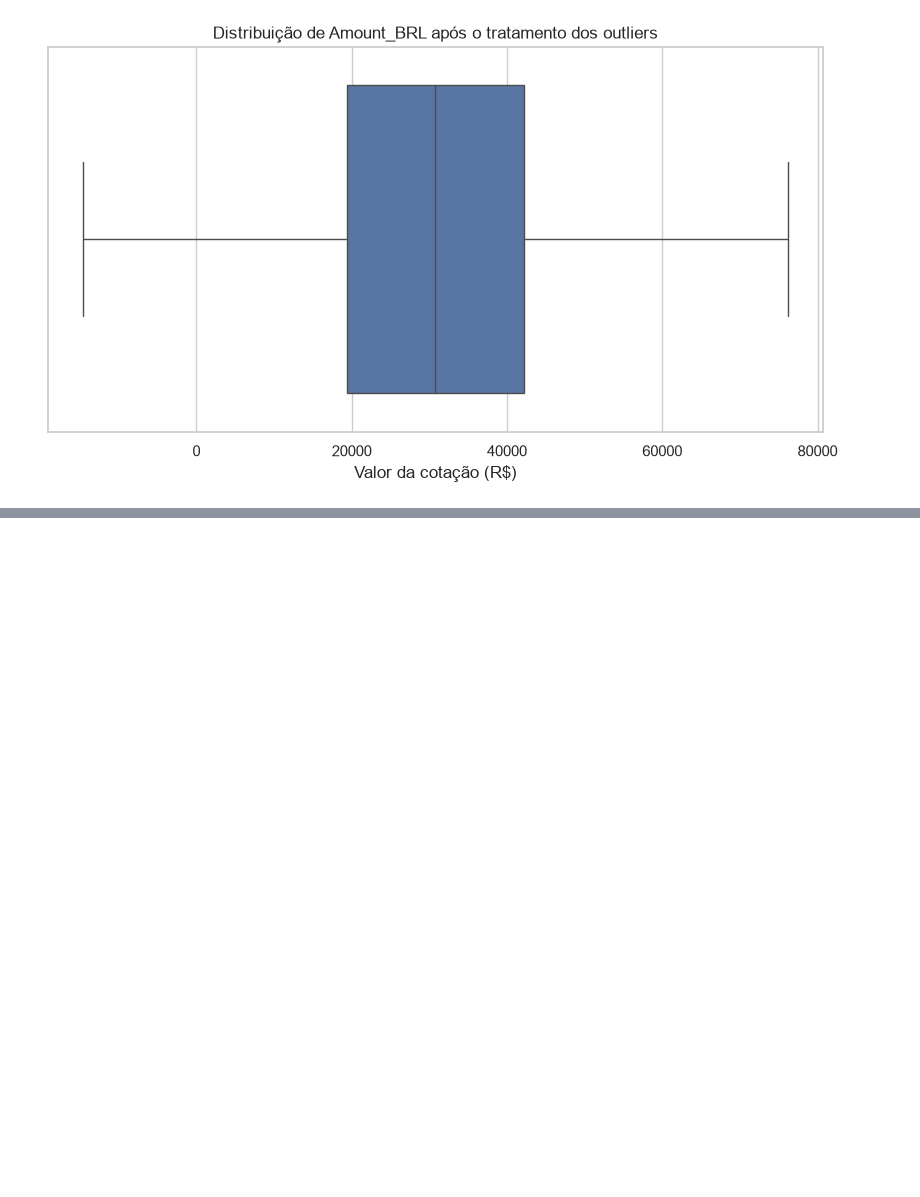
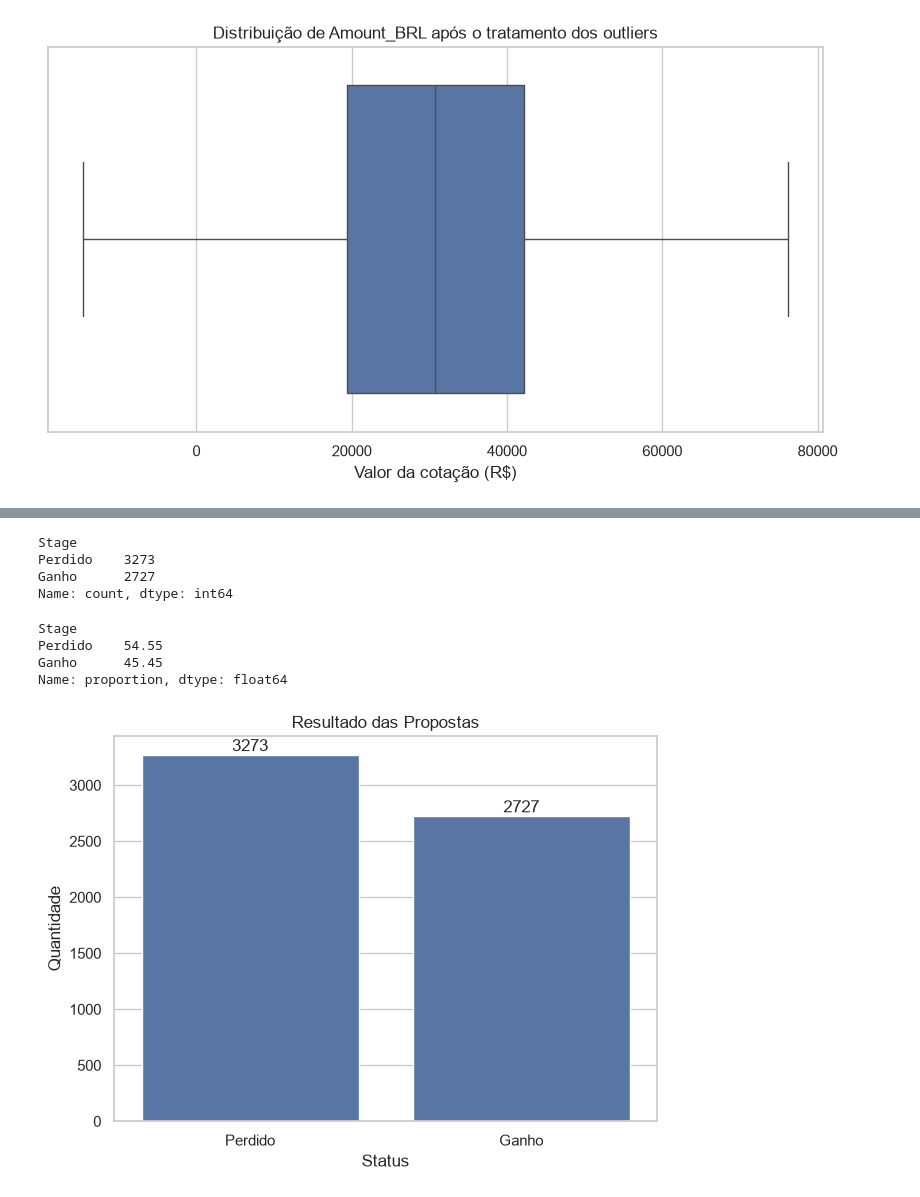
Before and after one commit to marco-rocks/hackaton-altas-copco, a Jupyter notebook: notebooks/01_analise_exploratoria.ipynb, the cells around one changed output, grey strips where cells are left out. Drawn from its saved outputs; the diff is of its cells as text; code cells hidden in the pictures; blank space fills up the shorter version.

```diff
--- a/notebooks/01_analise_exploratoria.ipynb
+++ b/notebooks/01_analise_exploratoria.ipynb
@@ -531,0 +596,51 @@ plt.show()
+# %%
+# Calcula a quantidade de propostas por status
+
+resultado = historico_cotacoes["Stage"].value_counts()
+
+resultado
+# %% [output]
+Stage
+Perdido    3273
+Ganho      2727
+Name: count, dtype: int64
+# %%
+win_rate = (
+    historico_cotacoes["Stage"]
+    .value_counts(normalize=True)
+    .mul(100)
+    .round(2)
+)
+
+win_rate
+# %% [output]
+Stage
+Perdido    54.55
+Ganho      45.45
+Name: proportion, dtype: float64
+# %%
+plt.figure(figsize=(7,5))
+
+ax = sns.countplot(
+    data=historico_cotacoes,
+    x="Stage"
+)
+
+plt.title("Resultado das Propostas")
+plt.xlabel("Status")
+plt.ylabel("Quantidade")
+
+for barra in ax.patches:
+    altura = barra.get_height()
+
+    ax.text(
+        barra.get_x() + barra.get_width()/2,
+        altura,
+        f"{int(altura)}",
+        ha="center",
+        va="bottom"
+    )
+
+plt.show()
+# %% [output]
+[figure, added]
```
Also changed, not shown: parts of 56 cells of this notebook.
